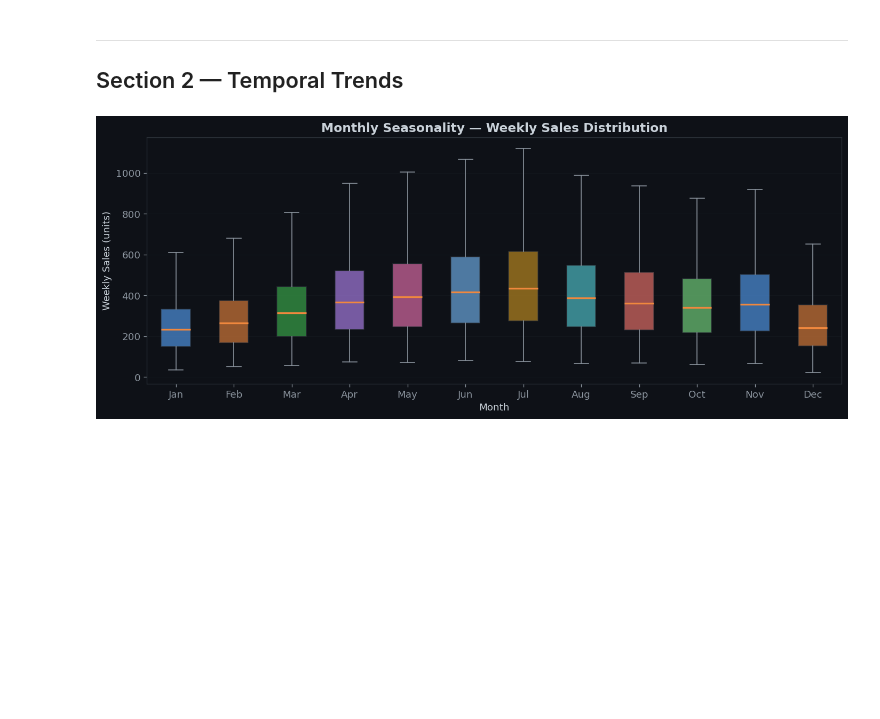
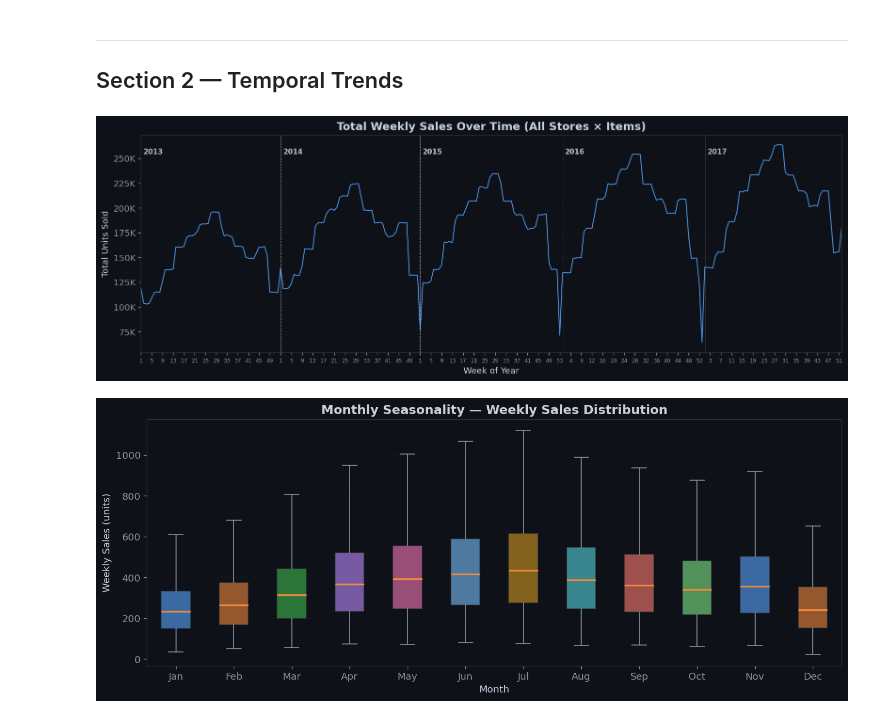
Before and after one commit to AhmedMohamady1/ecommerce-demand-forecasting, a Jupyter notebook: notebooks/01_eda.ipynb, the cells around one changed output. Cells and saved outputs as stored; diff of their text form; code cells hidden in the pictures; blank space fills up the shorter version.

```diff
--- a/notebooks/01_eda.ipynb
+++ b/notebooks/01_eda.ipynb
@@ -117,26 +117,45 @@ plt.show()
 ---
 ## Section 2 — Temporal Trends
 # %%
-# 2a. Total weekly sales over time — by Year × Week-of-Year
+# 2a. Total weekly sales over time — single continuous trend
 weekly_total = df_weekly.groupby(['year', 'week_of_year'])['weekly_sales'].sum().reset_index()
 weekly_total = weekly_total.sort_values(['year', 'week_of_year']).reset_index(drop=True)
 years = sorted(weekly_total['year'].unique())
 
+# Build a sequential x-position (0, 1, 2, …) so the line is continuous
+weekly_total['seq'] = range(len(weekly_total))
+
 fig, ax = plt.subplots(figsize=(16, 5))
-for i, yr in enumerate(years):
-    sub = weekly_total[weekly_total['year'] == yr]
-    ax.plot(sub['week_of_year'], sub['weekly_sales'],
-            label=str(yr), color=PALETTE[i % len(PALETTE)], lw=1.2, alpha=0.85)
+ax.plot(weekly_total['seq'], weekly_total['weekly_sales'],
+        color=PALETTE[0], lw=1.2, alpha=0.85)
+
+# --- x-axis: repeating week-of-year labels per year ---
+tick_positions = weekly_total['seq'].tolist()
+tick_labels    = [str(w) for w in weekly_total['week_of_year']]
+# Show a label every 4 weeks to avoid clutter
+sparse_pos    = [p for i, p in enumerate(tick_positions) if i % 4 == 0]
+sparse_labels = [l for i, l in enumerate(tick_labels)    if i % 4 == 0]
+ax.set_xticks(sparse_pos)
+ax.set_xticklabels(sparse_labels, fontsize=7)
+ax.set_xlim(tick_positions[0], tick_positions[-1])
+
+# --- vertical dividers + year annotations at year boundaries ---
+for yr in years:
+    first_idx = weekly_total.loc[weekly_total['year'] == yr, 'seq'].iloc[0]
+    ax.axvline(first_idx, color='white', ls='--', lw=0.6, alpha=0.5)
+    # place year label slightly right of the divider, near the top
+    ax.text(first_idx + 1, ax.get_ylim()[1] * 0.95, str(yr),
+            color='white', fontsize=9, fontweight='bold',
+            va='top', ha='left', alpha=0.7)
 
 ax.set(title='Total Weekly Sales Over Time (All Stores × Items)',
        xlabel='Week of Year', ylabel='Total Units Sold')
-ax.set_xticks(range(1, 54, 4))
-ax.set_xlim(1, 53)
 ax.yaxis.set_major_formatter(mticker.FuncFormatter(lambda x, _: f'{x/1000:.0f}K'))
-ax.legend(title='Year', ncol=len(years), loc='upper right', framealpha=0.3, fontsize=8)
 ax.grid(axis='y', alpha=0.3)
 save(fig, '2a_total_weekly_sales_over_time.png')
 plt.show()
+# %% [output]
+[figure, added]
 # %%
 # 2b. Monthly seasonality box plot
 df_weekly_m = df_weekly.copy()
```
Also changed, not shown: parts of 2 cells of this notebook, 2 other files.
